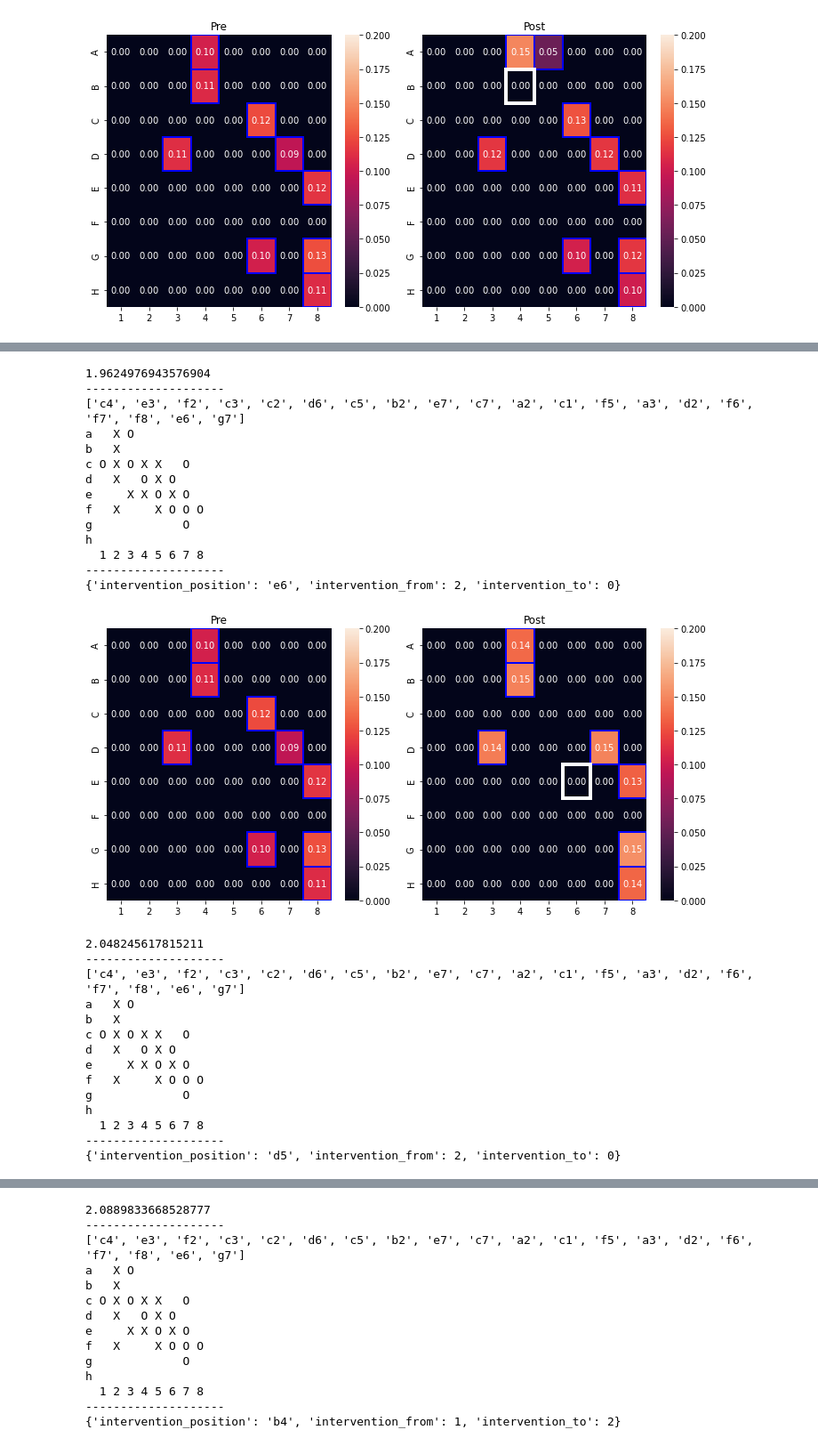
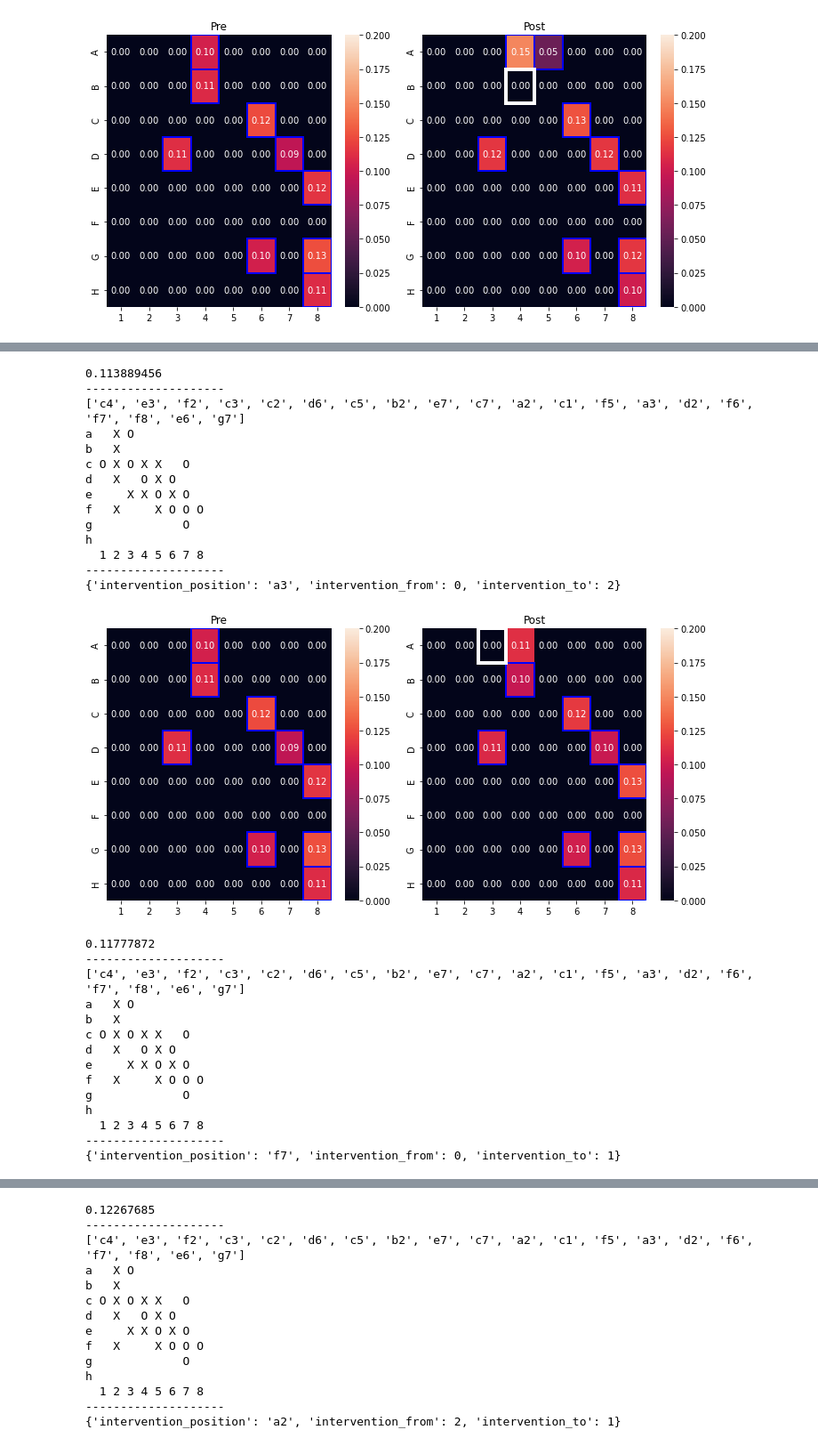
Before and after one commit to icemoon97/othello_world, a Jupyter notebook: interventions.ipynb, the cells around one changed output, grey strips where cells are left out. Shown at 89% size. Drawn from its saved outputs; the diff is of its cells as text; code cells hidden in the pictures.

```diff
--- a/interventions.ipynb
+++ b/interventions.ipynb
@@ -305,12 +305,10 @@ def apply_wtds(ob, wtd_list):
         r, c = move // 8, move % 8
         ob.state[r, c] = wtd["intervention_to"] - 1
 # %%
-from scipy.stats import entropy
-
 othello = Othello(n_games=10, deduplicate=False, quiet=True)
 train_dataset = CharDataset(othello)
 
-e = []
+intvs = []
 
 for r in results:
     completion, wtd_list, pre_pred, post_pred = r
@@ -332,25 +330,11 @@ for r in results:
     post_valid_tokens = [train_dataset.stoi[i] for i in post_valid]
     post_legal_pred = post_pred[post_valid_tokens]
 
-    ideal = np.zeros(post_pred.shape) + 1e-6
-    ideal[post_valid_tokens] = 1 / len(post_valid_tokens)
+    illegal_mass = np.sum(post_pred) - np.sum(post_legal_pred)
 
-    ce = entropy(post_pred) + entropy(post_pred, ideal)
-    # print(ce)
+    intvs.append((illegal_mass, r))
 
-    # print(entropy(post_pred))
-    # print(entropy(post_pred, ideal))
-
-    # n = len(post_legal_pred)
-    # qk = np.ones(n) / n
-
-    # ce = entropy(post_legal_pred) + entropy(post_legal_pred, qk)
-    # print(ce)
-
-    e.append((ce, r))
-
-e.sort(key=lambda x: x[0])
-print("min entropy:", e[0][0])
+intvs.sort(key=lambda x: x[0])
 # %% [output]
 Dataset created has 8 sequences, 61 unique words.
 skipping empty center
@@ -361,29 +344,29 @@ min entropy: 1.9624976943576904
 # %%
-for r in e[:5]:
+for r in intvs[-5:]:
     print(r[0])
     completion, wtd_list, pre, post = r[1]
     ob = OthelloBoardState()
     ob.update(completion)
     ob.__print__()
     print(wtd_list[0])
     intervention_heatmap(wtd_list, pre, post)
 # %% [output]
-1.9624976943576904
+0.113889456
 --------------------
 ['c4', 'e3', 'f2', 'c3', 'c2', 'd6', 'c5', 'b2', 'e7', 'c7', 'a2', 'c1', 'f5', 'a3', 'd2', 'f6', 'f7', 'f8', 'e6', 'g7']
 a   X O
 b   X
 c O X O X X   O
 d   X   O X O
 e     X X O X O
 f   X     X O O O
 g             O
 h
   1 2 3 4 5 6 7 8
 --------------------
-{'intervention_position': 'e6', 'intervention_from': 2, 'intervention_to': 0}
+{'intervention_position': 'a3', 'intervention_from': 0, 'intervention_to': 2}
-[figure, old version]
+[figure, new version]
-2.048245617815211
+0.11777872
 --------------------
 ['c4', 'e3', 'f2', 'c3', 'c2', 'd6', 'c5', 'b2', 'e7', 'c7', 'a2', 'c1', 'f5', 'a3', 'd2', 'f6', 'f7', 'f8', 'e6', 'g7']
 a   X O
@@ -396,4 +379,4 @@ g             O
 h
   1 2 3 4 5 6 7 8
 --------------------
-{'intervention_position': 'd5', 'intervention_from': 2, 'intervention_to': 0}
+{'intervention_position': 'f7', 'intervention_from': 0, 'intervention_to': 1}
@@ -401,4 +384,4 @@ h
-2.0889833668528777
+0.12267685
 --------------------
 ['c4', 'e3', 'f2', 'c3', 'c2', 'd6', 'c5', 'b2', 'e7', 'c7', 'a2', 'c1', 'f5', 'a3', 'd2', 'f6', 'f7', 'f8', 'e6', 'g7']
 a   X O
@@ -411,4 +394,4 @@ g             O
 h
   1 2 3 4 5 6 7 8
 --------------------
-{'intervention_position': 'b4', 'intervention_from': 1, 'intervention_to': 2}
+{'intervention_position': 'a2', 'intervention_from': 2, 'intervention_to': 1}
```
Also changed, not shown: parts of 2 cells of this notebook, 5 other files.
